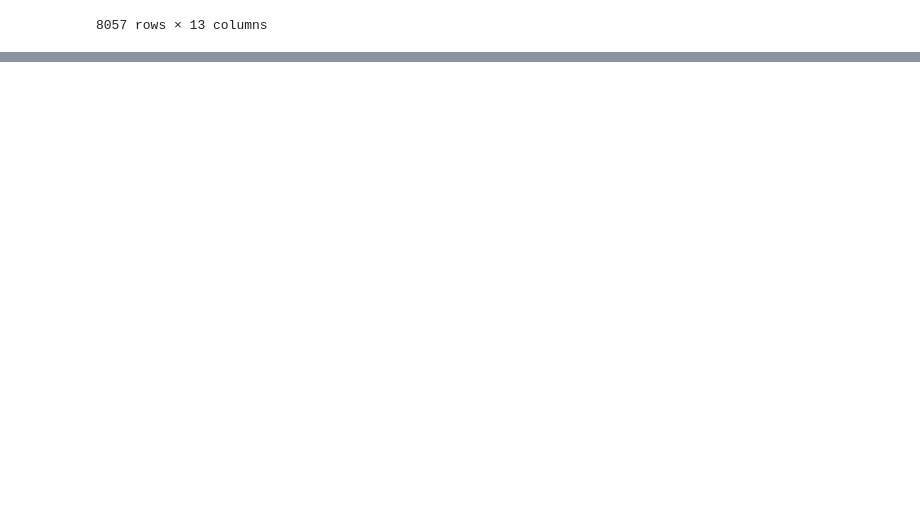
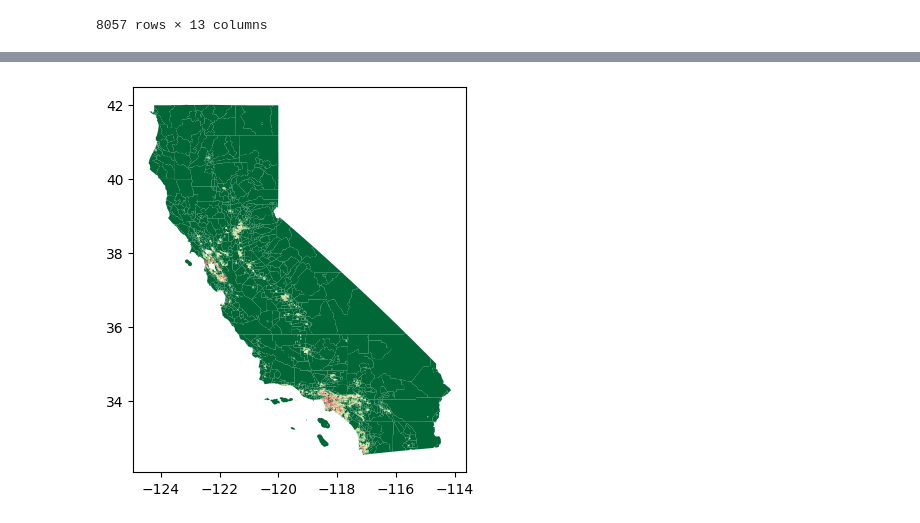
Before and after one commit to cheptoo284/geospatial-analysis, a Jupyter notebook: Copy_of_Untitled0.ipynb, the cells around one changed output, grey strips where cells are left out. Drawn from its saved outputs; the diff is of its cells as text; code cells hidden in the pictures; blank space fills up the shorter version.

```diff
--- a/Copy_of_Untitled0.ipynb
+++ b/Copy_of_Untitled0.ipynb
@@ -449,3 +449,7 @@ shapefile
 | 8055 | 06 | 001 | 443301 | 06001443301 | 4433.01 | Census Tract 4433.01 | G5020 | S | 1577680 | 0 | +37.4707325 | ... |
 | 8056 | 06 | 037 | 137501 | 06037137501 | 1375.01 | Census Tract 1375.01 | G5020 | S | 2514414 | 0 | +34.1649344 | ... |
 8057 rows × 13 columns
+# %%
+csv_path = os.path.join(data_folder, csv_name)
+table = pd.read_csv(csv_path, skiprows=[1])
+table
@@ -451,0 +470,8 @@ shapefile
+# %%
+filtered = table[['GEO_ID','NAME', 'S0101_C01_001E']]
+filtered = filtered.rename(columns = {'S0101_C01_001E': 'Population', 'GEO_ID': 'GEOID'})
+
+filtered['GEOID'] = filtered.GEOID.str[-11:]
+# %%
+gdf = shapefile.merge(filtered, on='GEOID')
+gdf
@@ -451,0 +492,3 @@ shapefile
+# %%
+gdf['density'] = 1e6*gdf['Population']/gdf['ALAND']
+gdf
@@ -451,0 +519,7 @@ shapefile
+# %%
+fig, ax = plt.subplots(1, 1)
+fig.set_size_inches(10,5)
+gdf.plot(ax=ax, column='density', cmap='RdYlGn_r', scheme='quantiles')
+plt.show()
+# %% [output]
+[figure, added]
```
Also changed, not shown: parts of 8 cells of this notebook.
